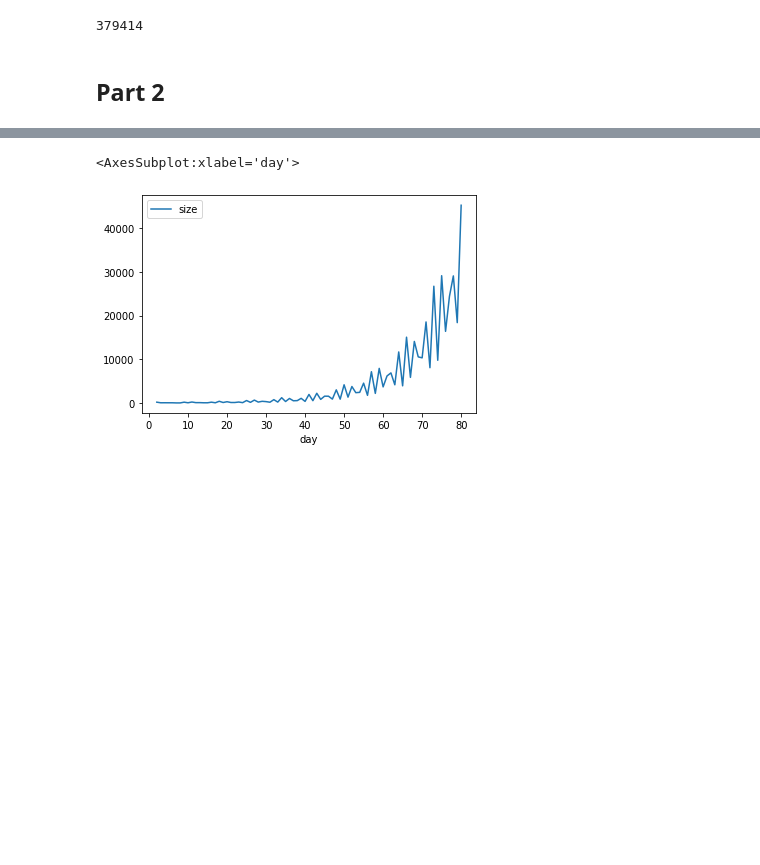
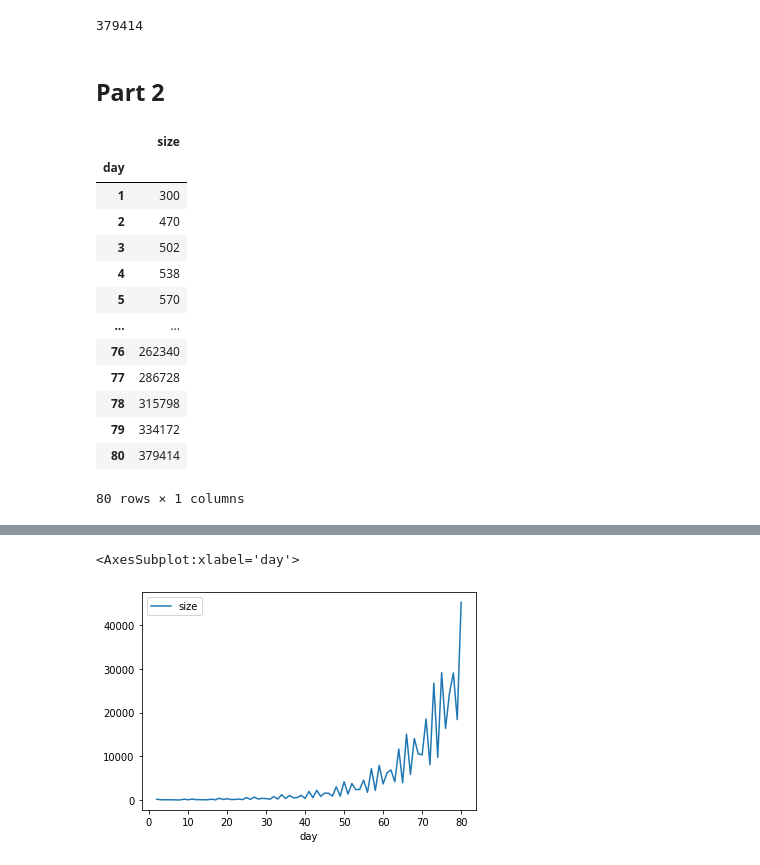
Before and after one commit to Luviz/adventofcode, a Jupyter notebook: day_06/daysix.ipynb, the cells around one changed output, grey strips where cells are left out. Cells and saved outputs as stored; diff of their text form; code cells hidden in the pictures; blank space fills up the shorter version.

```diff
--- a/day_06/daysix.ipynb
+++ b/day_06/daysix.ipynb
@@ -60,3 +60,20 @@ len(arr)
 ## Part 2
 # %%
 import pandas as pd
+df = pd.DataFrame(data).set_index('day')
+df
+# %% [output]
+|  | size |
+| day |  |
+| 1 | 300 |
+| 2 | 470 |
+| 3 | 502 |
+| 4 | 538 |
+| 5 | 570 |
+| ... | ... |
+| 76 | 262340 |
+| 77 | 286728 |
+| 78 | 315798 |
+| 79 | 334172 |
+| 80 | 379414 |
+80 rows × 1 columns
```
Also changed, not shown: parts of 3 cells of this notebook.
